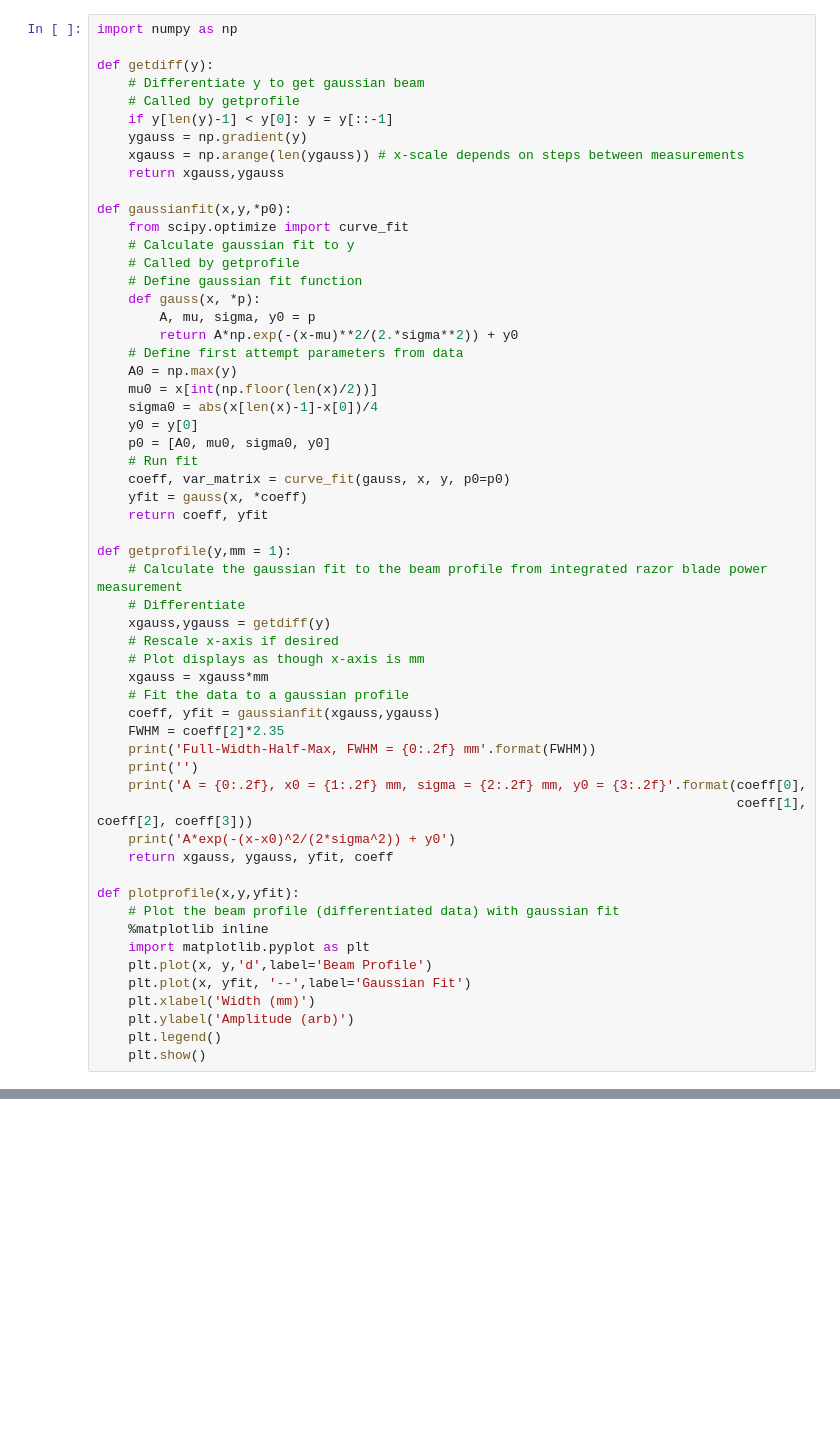
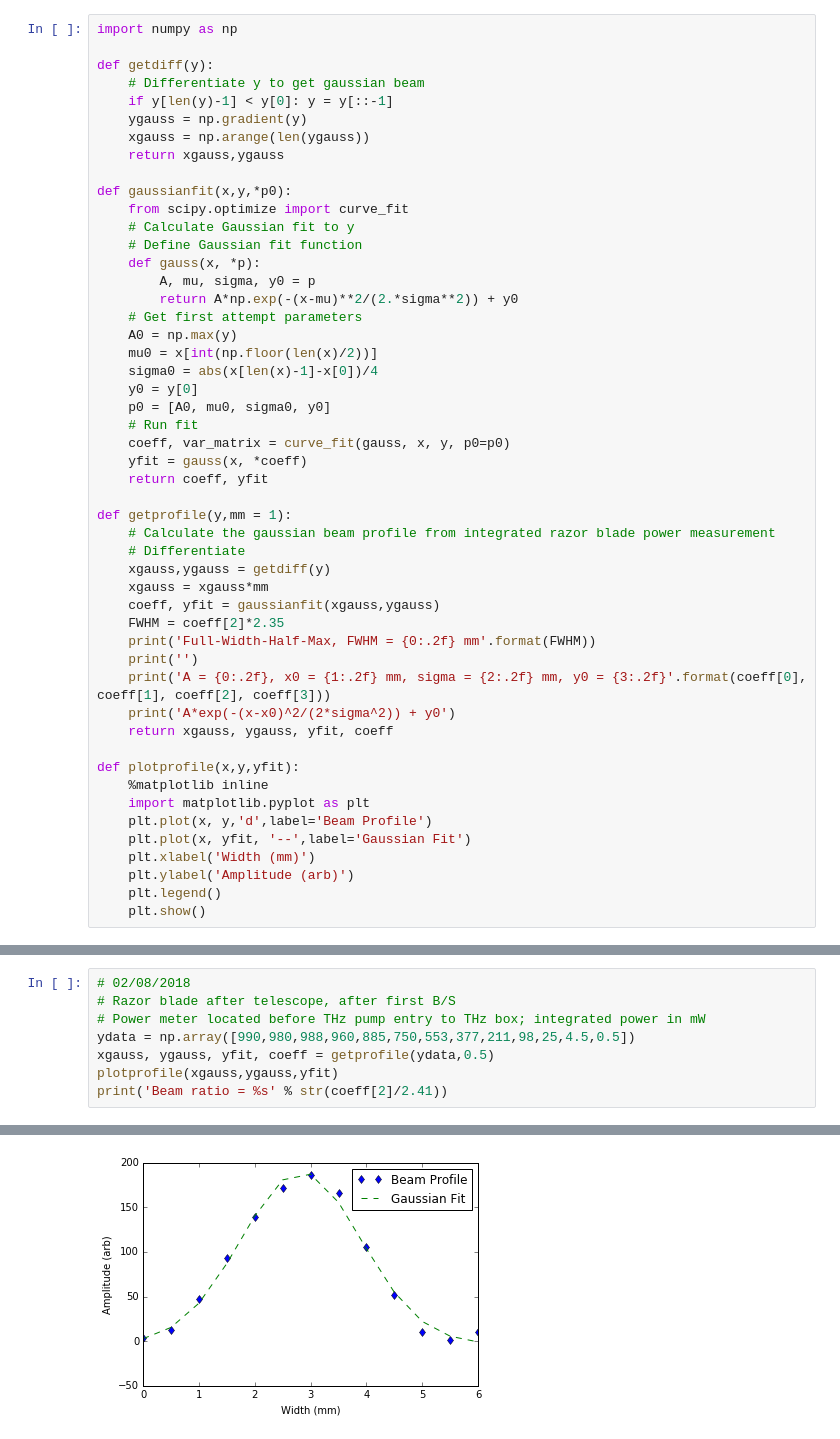
Before and after one commit to crhunt/Razorblade-Beam-Profile, a Jupyter notebook: Razorblade Beam Profile.ipynb, the cells around one changed output, grey strips where cells are left out. Saved outputs shown, nothing was run; the diff lists cells and outputs as text; blank space fills up the shorter version.

```diff
--- a/Razorblade Beam Profile.ipynb
+++ b/Razorblade Beam Profile.ipynb
@@ -3,21 +3,19 @@ import numpy as np
 
 def getdiff(y):
     # Differentiate y to get gaussian beam
-    # Called by getprofile
     if y[len(y)-1] < y[0]: y = y[::-1]
     ygauss = np.gradient(y)
-    xgauss = np.arange(len(ygauss)) # x-scale depends on steps between measurements
+    xgauss = np.arange(len(ygauss))
     return xgauss,ygauss
 
 def gaussianfit(x,y,*p0):
     from scipy.optimize import curve_fit
-    # Calculate gaussian fit to y
-    # Called by getprofile
-    # Define gaussian fit function
+    # Calculate Gaussian fit to y
+    # Define Gaussian fit function
     def gauss(x, *p):
         A, mu, sigma, y0 = p
         return A*np.exp(-(x-mu)**2/(2.*sigma**2)) + y0
-    # Define first attempt parameters from data
+    # Get first attempt parameters
     A0 = np.max(y)
     mu0 = x[int(np.floor(len(x)/2))]
     sigma0 = abs(x[len(x)-1]-x[0])/4
@@ -29,24 +27,19 @@ def gaussianfit(x,y,*p0):
     return coeff, yfit
 
 def getprofile(y,mm = 1):
-    # Calculate the gaussian fit to the beam profile from integrated razor blade power measurement
+    # Calculate the gaussian beam profile from integrated razor blade power measurement
     # Differentiate
     xgauss,ygauss = getdiff(y)
-    # Rescale x-axis if desired
-    # Plot displays as though x-axis is mm
     xgauss = xgauss*mm
-    # Fit the data to a gaussian profile
     coeff, yfit = gaussianfit(xgauss,ygauss)
     FWHM = coeff[2]*2.35
     print('Full-Width-Half-Max, FWHM = {0:.2f} mm'.format(FWHM))
     print('')
-    print('A = {0:.2f}, x0 = {1:.2f} mm, sigma = {2:.2f} mm, y0 = {3:.2f}'.format(coeff[0],
-                                                                                  coeff[1], coeff[2], coeff[3]))
+    print('A = {0:.2f}, x0 = {1:.2f} mm, sigma = {2:.2f} mm, y0 = {3:.2f}'.format(coeff[0], coeff[1], coeff[2], coeff[3]))
     print('A*exp(-(x-x0)^2/(2*sigma^2)) + y0')
     return xgauss, ygauss, yfit, coeff
 
 def plotprofile(x,y,yfit):
-    # Plot the beam profile (differentiated data) with gaussian fit
     %matplotlib inline
     import matplotlib.pyplot as plt
     plt.plot(x, y,'d',label='Beam Profile')
@@ -79,3 +60,12 @@ Full-Width-Half-Max, FWHM = 5.66 mm
 A = 0.18, x0 = 6.41 mm, sigma = 2.41 mm, y0 = -0.00
 A*exp(-(x-x0)^2/(2*sigma^2)) + y0
 [figure]
+# %%
+# 02/08/2018
+# Razor blade after telescope, after first B/S
+# Power meter located before THz pump entry to THz box; integrated power in mW
+ydata = np.array([990,980,988,960,885,750,553,377,211,98,25,4.5,0.5])
+xgauss, ygauss, yfit, coeff = getprofile(ydata,0.5)
+plotprofile(xgauss,ygauss,yfit)
+print('Beam ratio = %s' % str(coeff[2]/2.41))
+# %% [output]
@@ -81,0 +76 @@ A*exp(-(x-x0)^2/(2*sigma^2)) + y0
+[figure, added]
```
Also changed, not shown: parts of 39 cells of this notebook.
